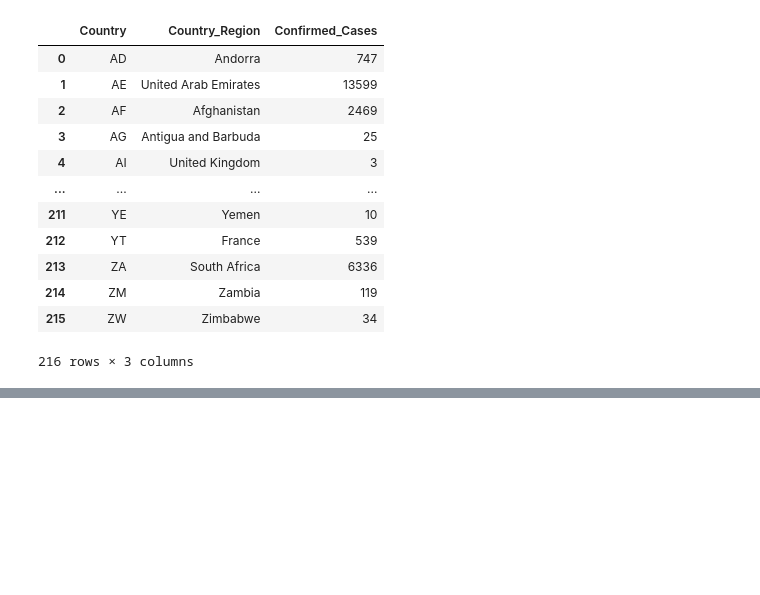
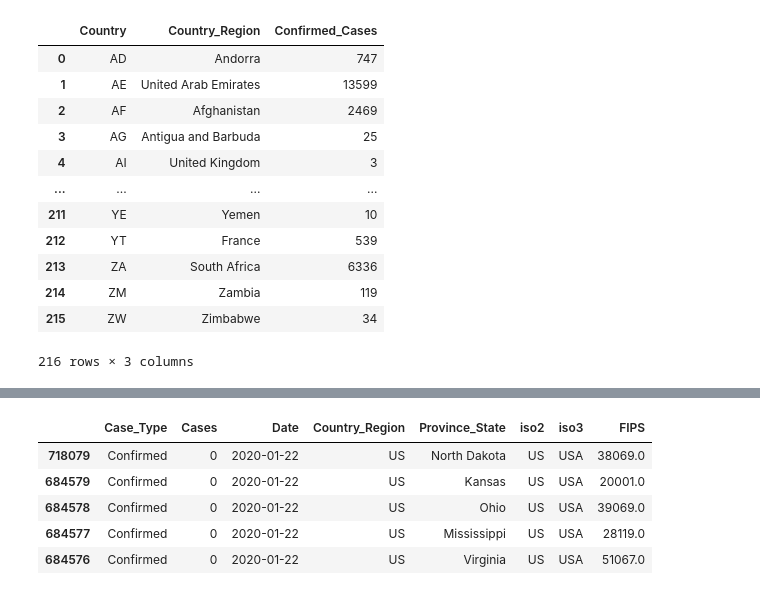
Before and after one commit to aasha01/COVID-19-Visual-Choropleth, a Jupyter notebook: COVID19_DataVisual_Map.ipynb, the cells around one changed output, grey strips where cells are left out. Drawn from its saved outputs; the diff is of its cells as text; code cells hidden in the pictures; blank space fills up the shorter version.

```diff
--- a/COVID19_DataVisual_Map.ipynb
+++ b/COVID19_DataVisual_Map.ipynb
@@ -210,0 +230,10 @@ TypeError: iplot() missing 1 required positional argument: 'figure_or_data'
+# %%
+confirmed_states = covid.loc[covid['Case_Type'] == 'Confirmed',covid.columns.isin(['Date','Case_Type','Cases','iso2','iso3','Country_Region','Province_State','FIPS'])]
+confirmed_states.head()
+# %% [output]
+|  | Case_Type | Cases | Date | Country_Region | Province_State | iso2 | iso3 | FIPS |
+| 718079 | Confirmed | 0 | 2020-01-22 | US | North Dakota | US | USA | 38069.0 |
+| 684579 | Confirmed | 0 | 2020-01-22 | US | Kansas | US | USA | 20001.0 |
+| 684578 | Confirmed | 0 | 2020-01-22 | US | Ohio | US | USA | 39069.0 |
+| 684577 | Confirmed | 0 | 2020-01-22 | US | Mississippi | US | USA | 28119.0 |
+| 684576 | Confirmed | 0 | 2020-01-22 | US | Virginia | US | USA | 51067.0 |
```
Also changed, not shown: parts of 7 cells of this notebook, 2 other files.
